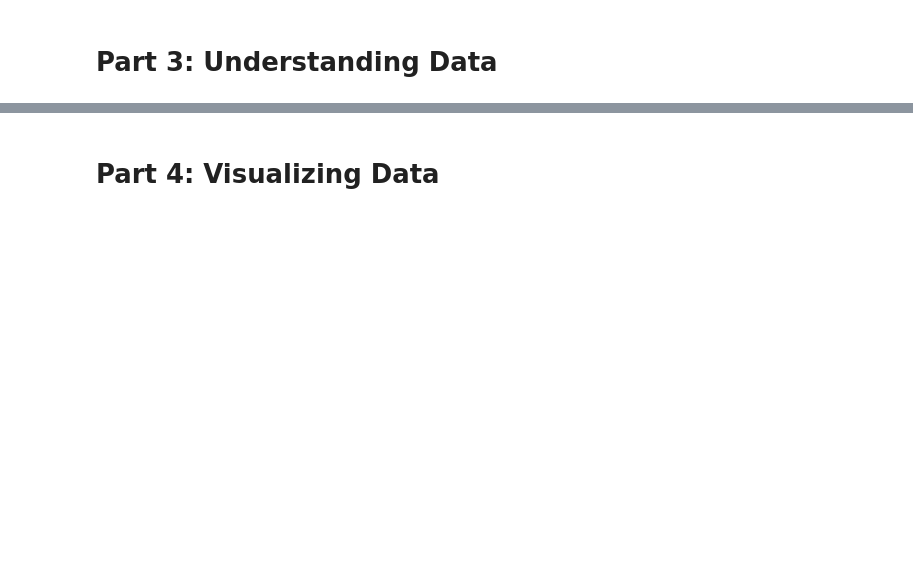
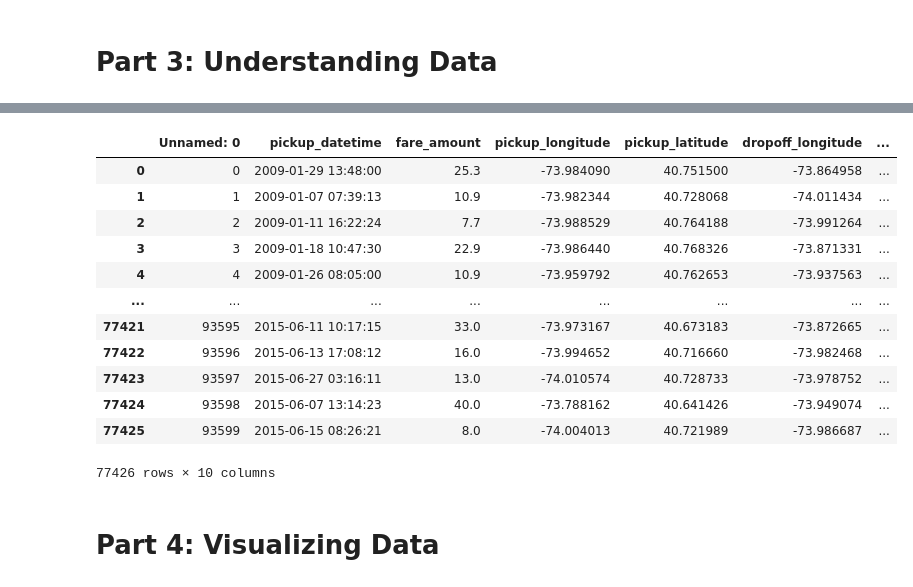
Before and after one commit to scottqin123/4501-Project, a Jupyter notebook: code.ipynb, the cells around one changed output, grey strips where cells are left out. Saved outputs shown, nothing was run; the diff lists cells and outputs as text; code cells hidden in the pictures; blank space fills up the shorter version.

```diff
--- a/code.ipynb
+++ b/code.ipynb
@@ -391,3 +356,19 @@ engine.execute(QUERY_3).fetchall()
 [(10.344462205324854,)]
+# %%
+yellow_taxi
+# %% [output]
+|  | Unnamed: 0 | pickup_datetime | fare_amount | pickup_longitude | pickup_latitude | dropoff_longitude | ... |
+| 0 | 0 | 2009-01-29 13:48:00 | 25.3 | -73.984090 | 40.751500 | -73.864958 | ... |
+| 1 | 1 | 2009-01-07 07:39:13 | 10.9 | -73.982344 | 40.728068 | -74.011434 | ... |
+| 2 | 2 | 2009-01-11 16:22:24 | 7.7 | -73.988529 | 40.764188 | -73.991264 | ... |
+| 3 | 3 | 2009-01-18 10:47:30 | 22.9 | -73.986440 | 40.768326 | -73.871331 | ... |
+| 4 | 4 | 2009-01-26 08:05:00 | 10.9 | -73.959792 | 40.762653 | -73.937563 | ... |
+| ... | ... | ... | ... | ... | ... | ... | ... |
+| 77421 | 93595 | 2015-06-11 10:17:15 | 33.0 | -73.973167 | 40.673183 | -73.872665 | ... |
+| 77422 | 93596 | 2015-06-13 17:08:12 | 16.0 | -73.994652 | 40.716660 | -73.982468 | ... |
+| 77423 | 93597 | 2015-06-27 03:16:11 | 13.0 | -74.010574 | 40.728733 | -73.978752 | ... |
+| 77424 | 93598 | 2015-06-07 13:14:23 | 40.0 | -73.788162 | 40.641426 | -73.949074 | ... |
+| 77425 | 93599 | 2015-06-15 08:26:21 | 8.0 | -74.004013 | 40.721989 | -73.986687 | ... |
+77426 rows × 10 columns
 # %% [markdown]
 # Part 4: Visualizing Data
```
Also changed, not shown: parts of 15 cells of this notebook, 3 other files.
